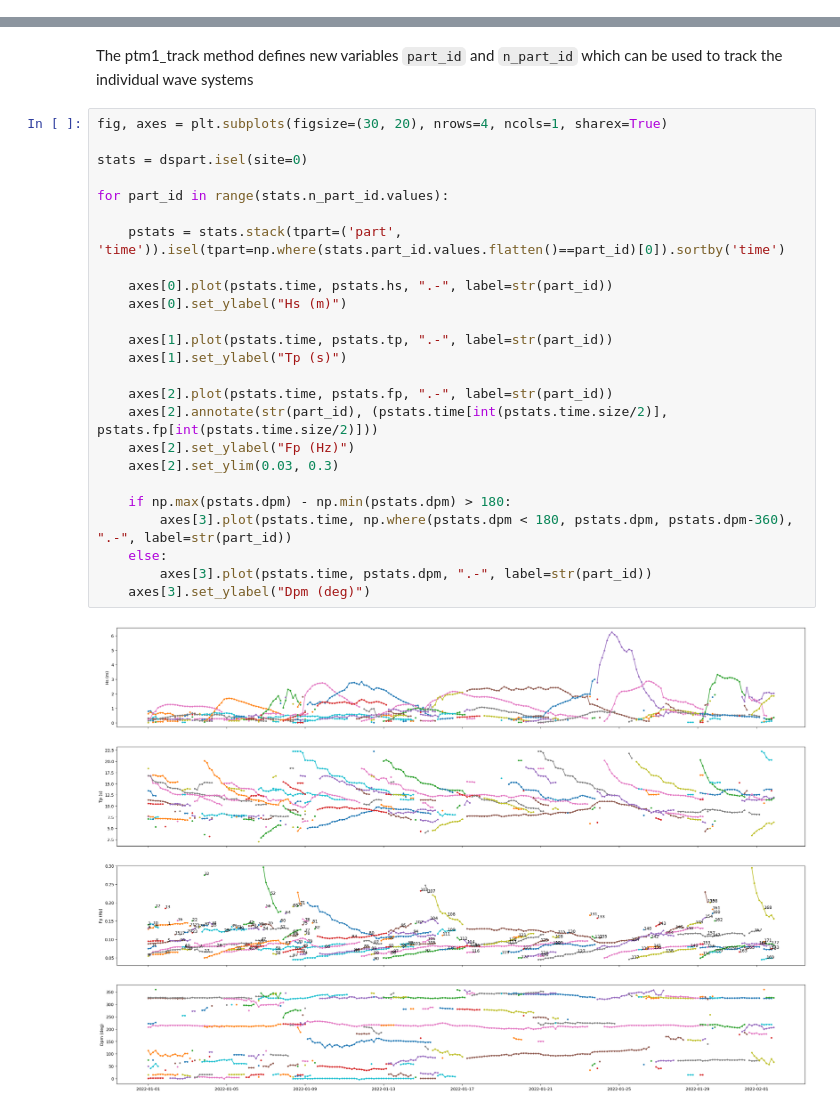
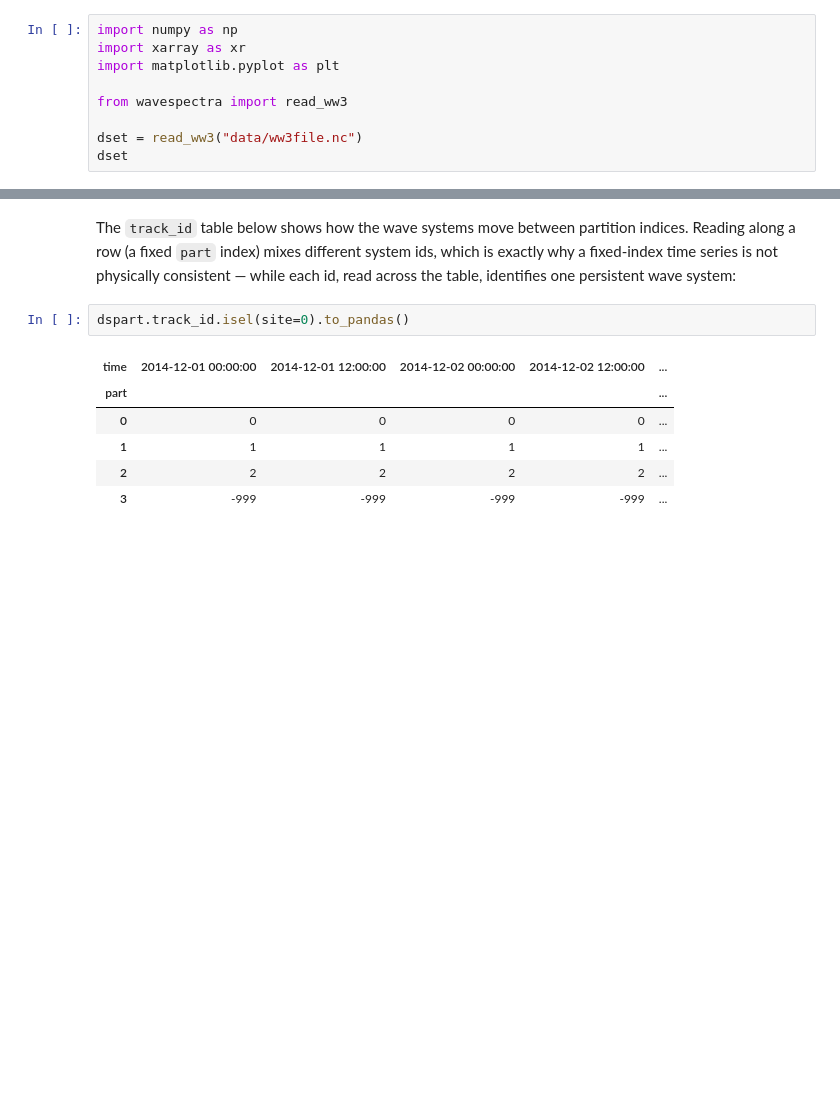
Before and after one commit to wavespectra/notebooks, a Jupyter notebook: partition_and_track.ipynb, the cells around one changed output, grey strips where cells are left out. Cells and saved outputs as stored; diff of their text form; blank space fills up the shorter version.

```diff
--- a/partition_and_track.ipynb
+++ b/partition_and_track.ipynb
@@ -9,0 +44,9 @@ The [ptm1_track](https://wavespectra.readthedocs.io/en/latest/generated/wavespec
+# %%
+import numpy as np
+import xarray as xr
+import matplotlib.pyplot as plt
+
+from wavespectra import read_ww3
+
+dset = read_ww3("data/ww3file.nc")
+dset
@@ -42,29 +189,14 @@ Data variables:
-# %% [markdown]
-The ptm1_track method defines new variables `part_id` and `n_part_id` which can be used to track the individual wave systems
-# %%
-fig, axes = plt.subplots(figsize=(30, 20), nrows=4, ncols=1, sharex=True)
-
-stats = dspart.isel(site=0)
-
-for part_id in range(stats.n_part_id.values):
-
-    pstats = stats.stack(tpart=('part', 'time')).isel(tpart=np.where(stats.part_id.values.flatten()==part_id)[0]).sortby('time')
-
-    axes[0].plot(pstats.time, pstats.hs, ".-", label=str(part_id))
-    axes[0].set_ylabel("Hs (m)")
-
-    axes[1].plot(pstats.time, pstats.tp, ".-", label=str(part_id))
-    axes[1].set_ylabel("Tp (s)")
-
-    axes[2].plot(pstats.time, pstats.fp, ".-", label=str(part_id))
-    axes[2].annotate(str(part_id), (pstats.time[int(pstats.time.size/2)], pstats.fp[int(pstats.time.size/2)]))
-    axes[2].set_ylabel("Fp (Hz)")
-    axes[2].set_ylim(0.03, 0.3)
-
-    if np.max(pstats.dpm) - np.min(pstats.dpm) > 180:
-        axes[3].plot(pstats.time, np.where(pstats.dpm < 180, pstats.dpm, pstats.dpm-360), ".-", label=str(part_id))
-    else:
-        axes[3].plot(pstats.time, pstats.dpm, ".-", label=str(part_id))
-    axes[3].set_ylabel("Dpm (deg)")
-# %% [output]
-[figure, removed]
+# %% [markdown]
+The `track_id` table below shows how the wave systems move between partition
+indices. Reading along a row (a fixed `part` index) mixes different system ids,
+which is exactly why a fixed-index time series is not physically consistent —
+while each id, read across the table, identifies one persistent wave system:
+# %%
+dspart.track_id.isel(site=0).to_pandas()
+# %% [output]
+| time | 2014-12-01 00:00:00 | 2014-12-01 12:00:00 | 2014-12-02 00:00:00 | 2014-12-02 12:00:00 | ... |
+| part |  |  |  |  | ... |
+| 0 | 0 | 0 | 0 | 0 | ... |
+| 1 | 1 | 1 | 1 | 1 | ... |
+| 2 | 2 | 2 | 2 | 2 | ... |
+| 3 | -999 | -999 | -999 | -999 | ... |
```
Also changed, not shown: parts of 21 cells of this notebook.
